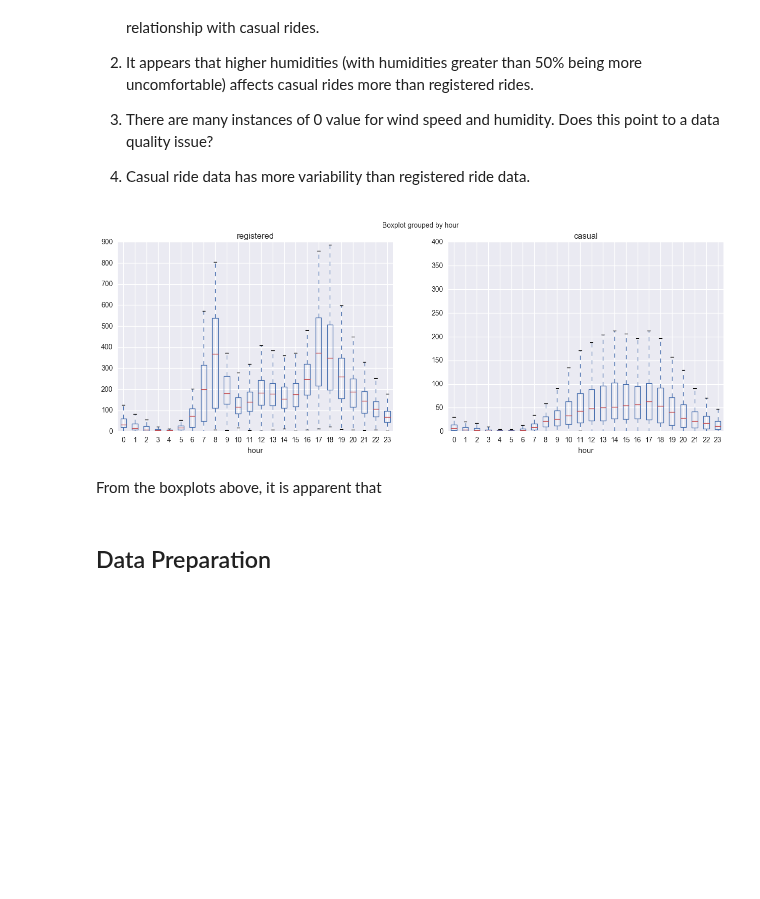
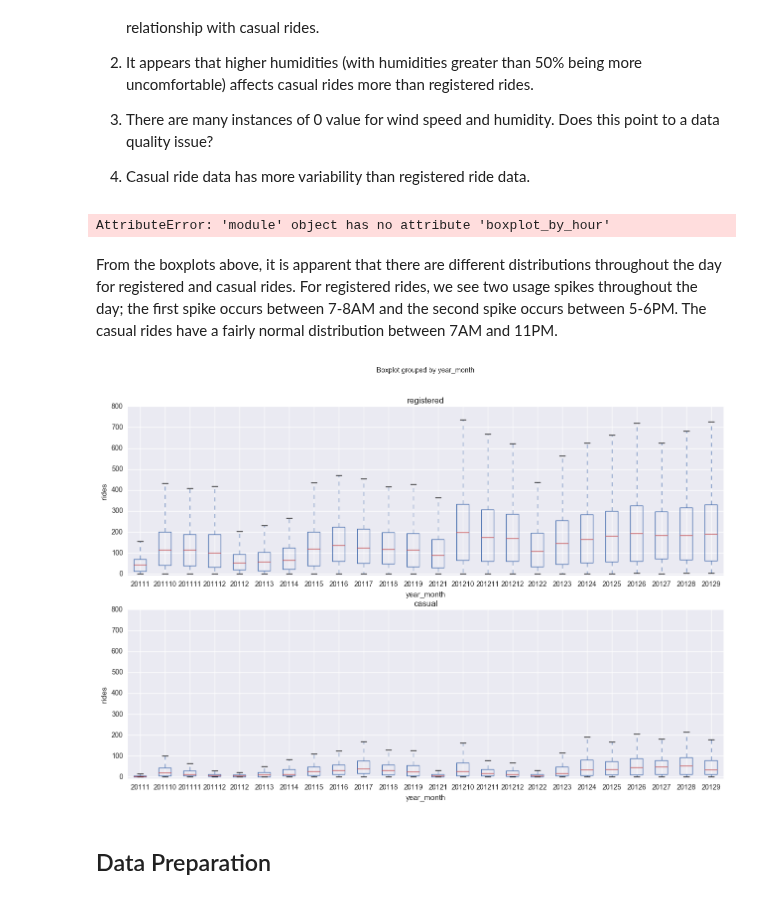
Before and after one commit to zingbretsenucb/w207_kaggleproject, a Jupyter notebook: Bikeshare.ipynb, the cells around one changed output. Cells and saved outputs as stored; diff of their text form; code cells hidden in the pictures; blank space fills up the shorter version.

```diff
--- a/Bikeshare.ipynb
+++ b/Bikeshare.ipynb
@@ -138,16 +138,27 @@ The correlation matrix above shows the relationships between the relationships b
 # Do we need this?
 # sns.distplot(train_df.atemp, bins=20, kde=False, rug=True);
 # sns.lmplot(x='temp', y='count', data=train_df, aspect=1.5, scatter_kws={'alpha':0.2})
+# %%
+# Create boxplots for registered/casual rides by hour
+train_df_mod = bs.eda_transform(train_df)
+test = bs.boxplot_by_hour(train_df_mod)
+# %% [output]
+AttributeError: 'module' object has no attribute 'boxplot_by_hour'
+# %% [markdown]
+From the boxplots above, it is apparent that there are different distributions throughout the day for registered and casual rides. For registered rides, we see two usage spikes throughout the day; the first spike occurs between 7-8AM and the second spike occurs between 5-6PM. The casual rides have a fairly normal distribution between 7AM and 11PM.
 # %%
-# Transform date variable for EDA
-train_df_mod = bs.eda_transform(train_df)
+bs.boxplot_by_yearmonth(train_df)
 
-# Create boxplots for registered/casual rides by hour
-plt.figure(figsize=(15, 5))
-train_df_mod.boxplot(column='registered',by='hour',ax=plt.subplot(1,2,1))
-train_df_mod.boxplot(column='casual',by='hour',ax=plt.subplot(1,2,2))
+# Create boxplots for registered/casual rides throughout time
+plt.figure(figsize=(15, 10))
+ax1 = plt.subplot(2,1,1)
+ax2 = plt.subplot(2,1,2)
+train_df_mod.boxplot(column='registered',by='year_month',ax=ax1)
+train_df_mod.boxplot(column='casual',by='year_month',ax=ax2)
+ax1.set_ylabel('rides')
+ax2.set_ylabel('rides')
+ax1.set_ylim(-10,800)
+ax2.set_ylim(-10,800)
 plt.show()
 # %% [output]
-[figure, old version]
+[figure, new version]
-# %% [markdown]
-From the boxplots above, it is apparent that
```
Also changed, not shown: parts of 1 cell of this notebook, 2 other files.
